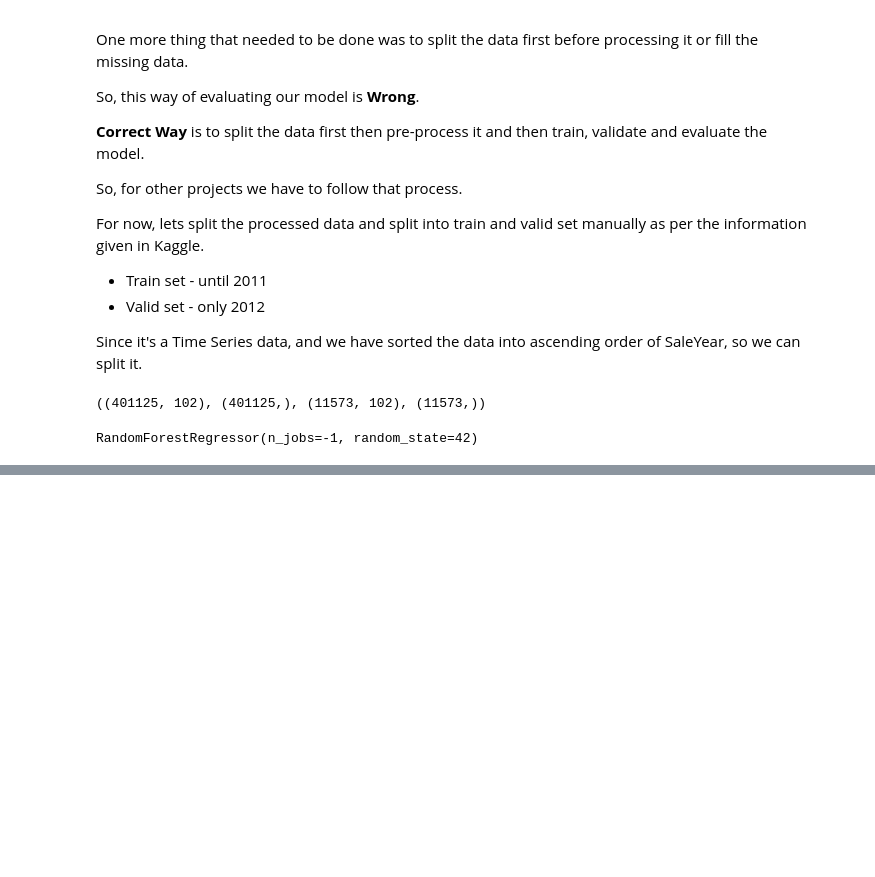
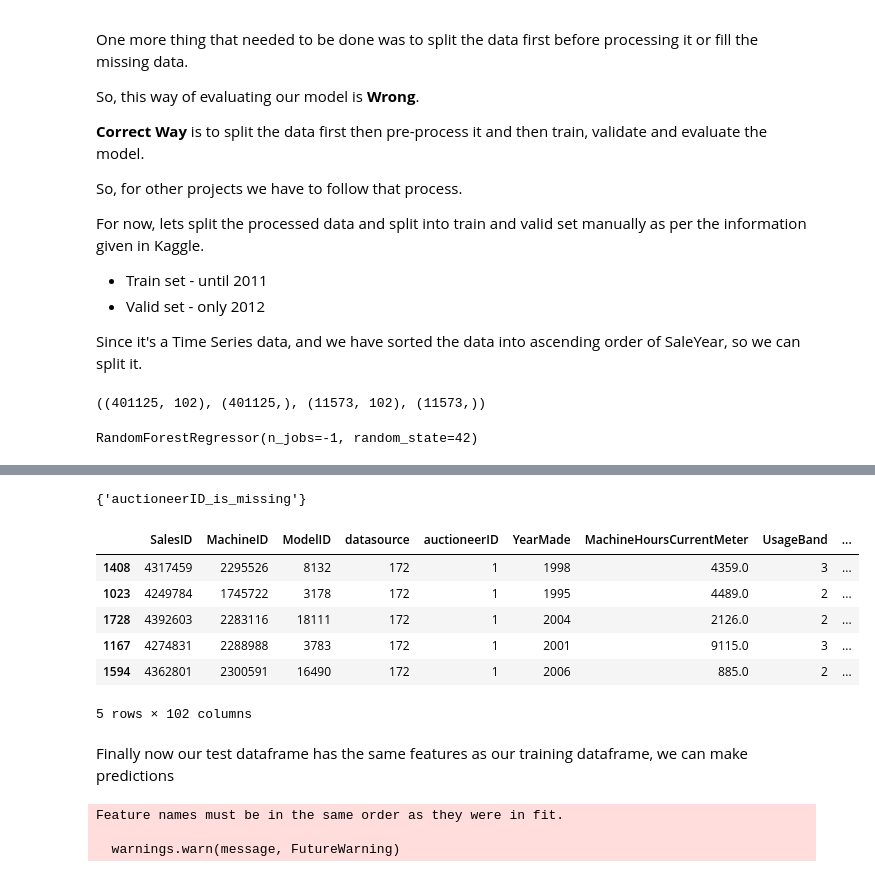
Before and after one commit to SaketMunda/bulldozer-price-prediction-ml-project, a Jupyter notebook: end-to-end-bulldozer-price-prediction-regression.ipynb, the cells around one changed output, grey strips where cells are left out. Saved outputs shown, nothing was run; the diff lists cells and outputs as text; code cells hidden in the pictures; blank space fills up the shorter version.

```diff
--- a/end-to-end-bulldozer-price-prediction-regression.ipynb
+++ b/end-to-end-bulldozer-price-prediction-regression.ipynb
@@ -668,0 +976,26 @@ By Default the `model.score()` returns the Coeficient of Determination i.e $R^2$
+# %%
+# we can also find how the columns differ using sets
+set(X_train.columns) - set(df_tmp_test_processed.columns)
+# %% [output]
+{'auctioneerID_is_missing'}
+# %%
+# manually adding the missing column in test dataframe
+df_tmp_test_processed["auctioneerID_is_missing"] = False
+# %%
+df_tmp_test_processed.head()
+# %% [output]
+|  | SalesID | MachineID | ModelID | datasource | auctioneerID | YearMade | MachineHoursCurrentMeter | UsageBand | ... |
+| 1408 | 4317459 | 2295526 | 8132 | 172 | 1 | 1998 | 4359.0 | 3 | ... |
+| 1023 | 4249784 | 1745722 | 3178 | 172 | 1 | 1995 | 4489.0 | 2 | ... |
+| 1728 | 4392603 | 2283116 | 18111 | 172 | 1 | 2004 | 2126.0 | 2 | ... |
+| 1167 | 4274831 | 2288988 | 3783 | 172 | 1 | 2001 | 9115.0 | 3 | ... |
+| 1594 | 4362801 | 2300591 | 16490 | 172 | 1 | 2006 | 885.0 | 2 | ... |
+5 rows × 102 columns
+# %% [markdown]
+Finally now our test dataframe has the same features as our training dataframe, we can make predictions
+# %%
+test_preds = ideal_model.predict(df_tmp_test_processed)
+# %% [output]
+Feature names must be in the same order as they were in fit.
+
+  warnings.warn(message, FutureWarning)
```
Also changed, not shown: parts of 41 cells of this notebook.
